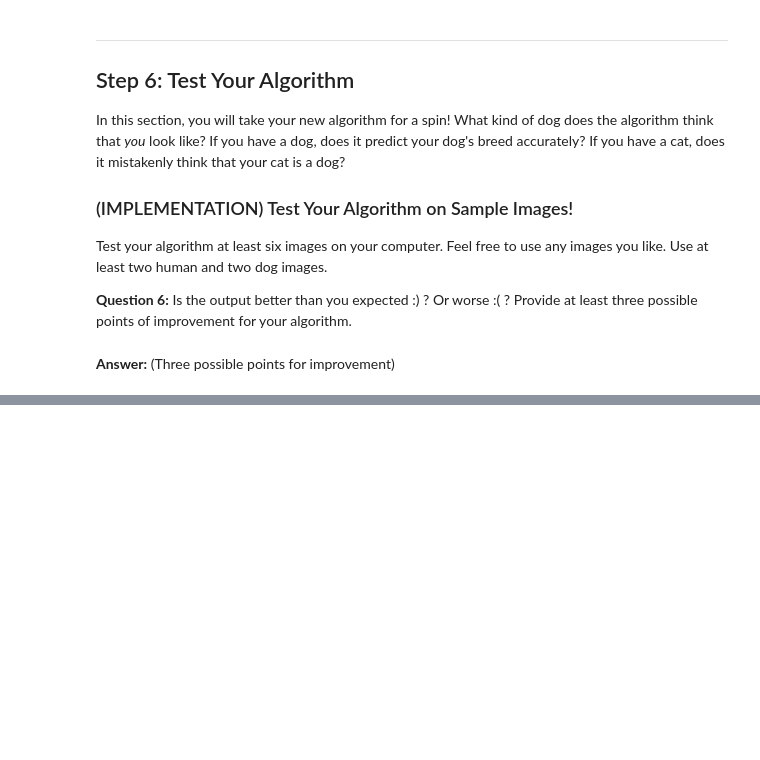
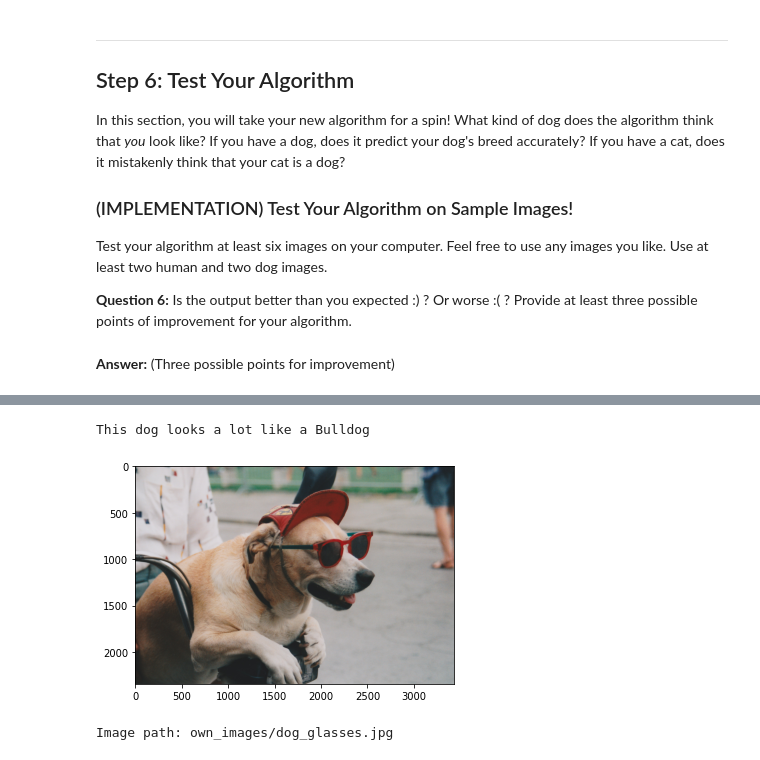
Before and after one commit to noxthot/udacity_deeplearning_dogbreed, a Jupyter notebook: dog_app.ipynb, the cells around one changed output, grey strips where cells are left out. Saved outputs shown, nothing was run; the diff lists cells and outputs as text; code cells hidden in the pictures; blank space fills up the shorter version.

```diff
--- a/dog_app.ipynb
+++ b/dog_app.ipynb
@@ -735,0 +782,6 @@ for file in np.hstack((human_files[:3], dog_files[:3])):
+# %%
+run_app("own_images/dog_glasses.jpg")
+# %% [output]
+This dog looks a lot like a Bulldog
+[figure, added]
+Image path: own_images/dog_glasses.jpg
```
Also changed, not shown: parts of 10 cells of this notebook.
